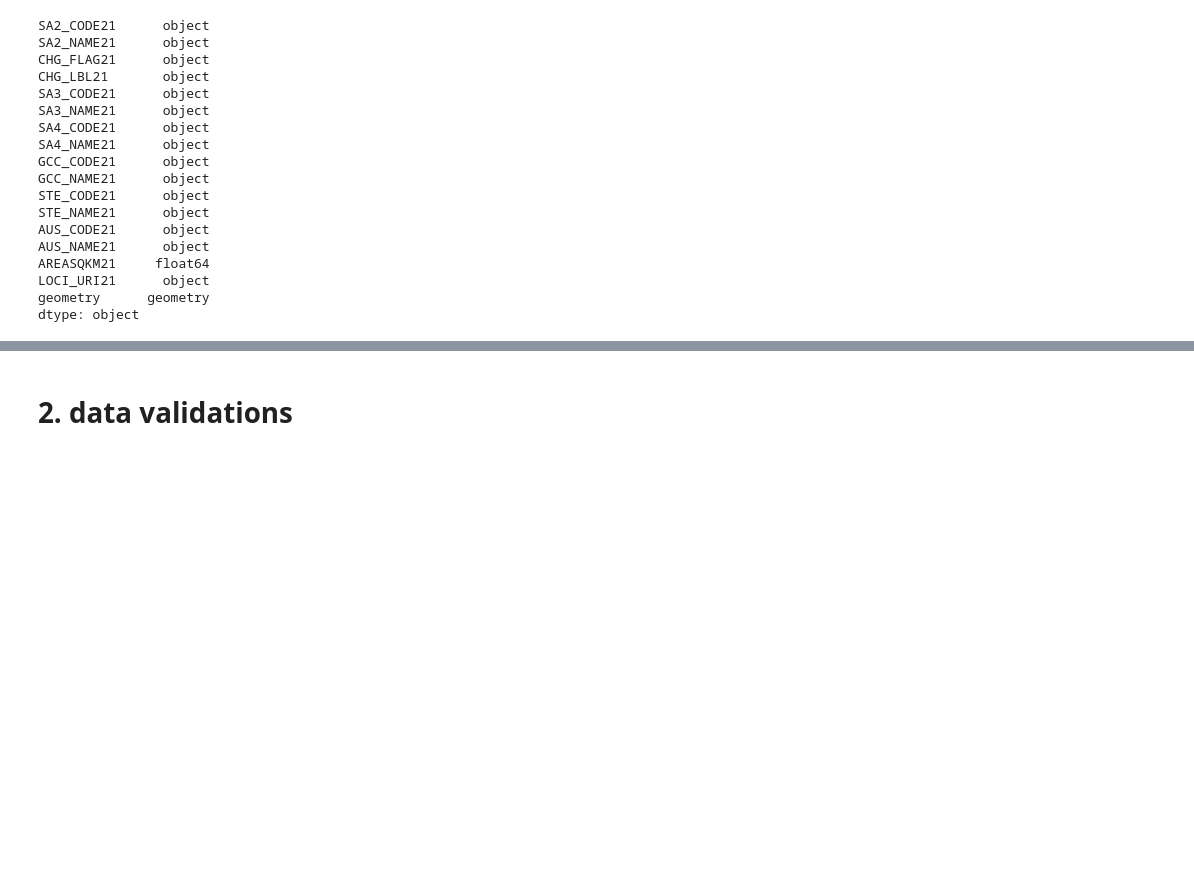
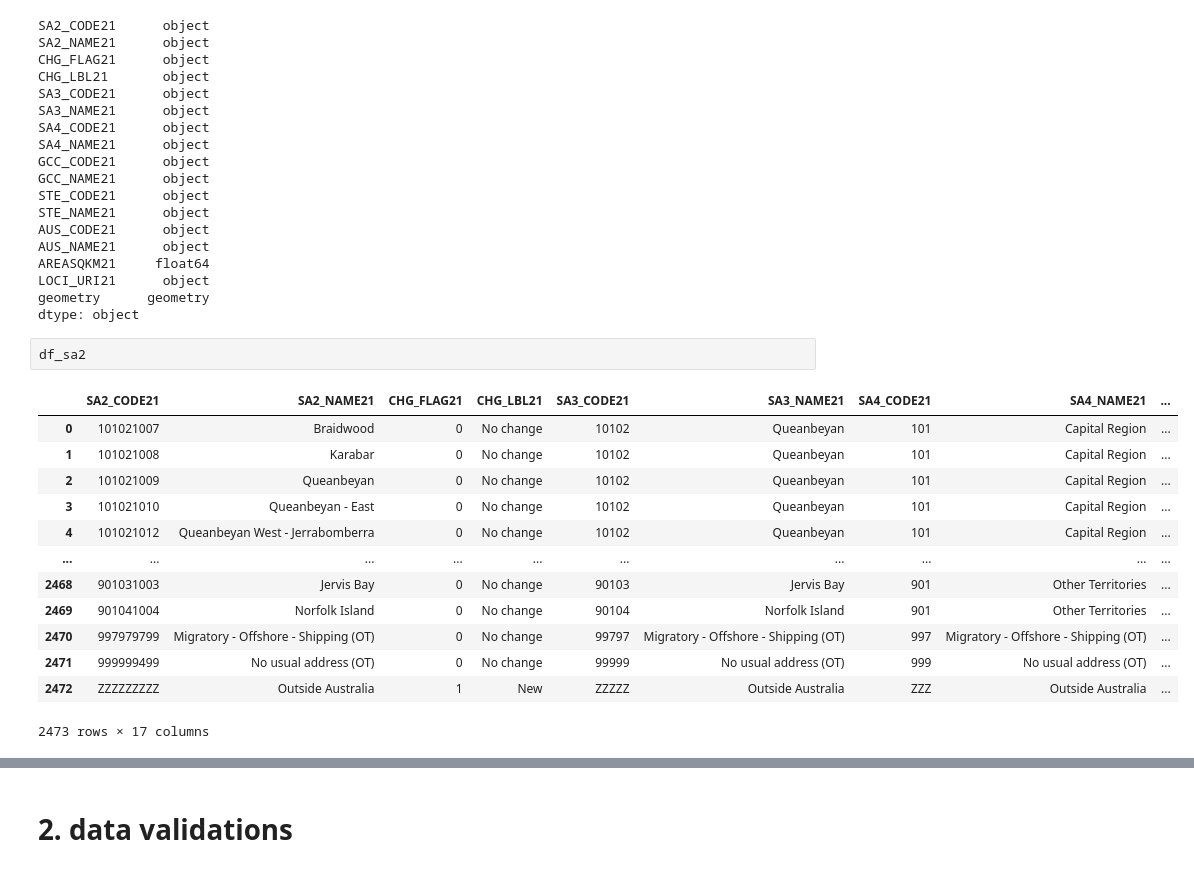
Before and after one commit to MichelangeloNardi/DATA2901--2024S1, a Jupyter notebook: Data Validation_JL.ipynb, the cells around one changed output, grey strips where cells are left out. Saved outputs shown, nothing was run; the diff lists cells and outputs as text; blank space fills up the shorter version.

```diff
--- a/Data Validation_JL.ipynb
+++ b/Data Validation_JL.ipynb
@@ -341,3 +332,19 @@ AREASQKM21     float64
 LOCI_URI21      object
 geometry      geometry
 dtype: object
+# %%
+df_sa2
+# %% [output]
+|  | SA2_CODE21 | SA2_NAME21 | CHG_FLAG21 | CHG_LBL21 | SA3_CODE21 | SA3_NAME21 | SA4_CODE21 | SA4_NAME21 | ... |
+| 0 | 101021007 | Braidwood | 0 | No change | 10102 | Queanbeyan | 101 | Capital Region | ... |
+| 1 | 101021008 | Karabar | 0 | No change | 10102 | Queanbeyan | 101 | Capital Region | ... |
+| 2 | 101021009 | Queanbeyan | 0 | No change | 10102 | Queanbeyan | 101 | Capital Region | ... |
+| 3 | 101021010 | Queanbeyan - East | 0 | No change | 10102 | Queanbeyan | 101 | Capital Region | ... |
+| 4 | 101021012 | Queanbeyan West - Jerrabomberra | 0 | No change | 10102 | Queanbeyan | 101 | Capital Region | ... |
+| ... | ... | ... | ... | ... | ... | ... | ... | ... | ... |
+| 2468 | 901031003 | Jervis Bay | 0 | No change | 90103 | Jervis Bay | 901 | Other Territories | ... |
+| 2469 | 901041004 | Norfolk Island | 0 | No change | 90104 | Norfolk Island | 901 | Other Territories | ... |
+| 2470 | 997979799 | Migratory - Offshore - Shipping (OT) | 0 | No change | 99797 | Migratory - Offshore - Shipping (OT) | 997 | Migratory - Offshore - Shipping (OT) | ... |
+| 2471 | 999999499 | No usual address (OT) | 0 | No change | 99999 | No usual address (OT) | 999 | No usual address (OT) | ... |
+| 2472 | ZZZZZZZZZ | Outside Australia | 1 | New | ZZZZZ | Outside Australia | ZZZ | Outside Australia | ... |
+2473 rows × 17 columns
```
Also changed, not shown: parts of 16 cells of this notebook.
